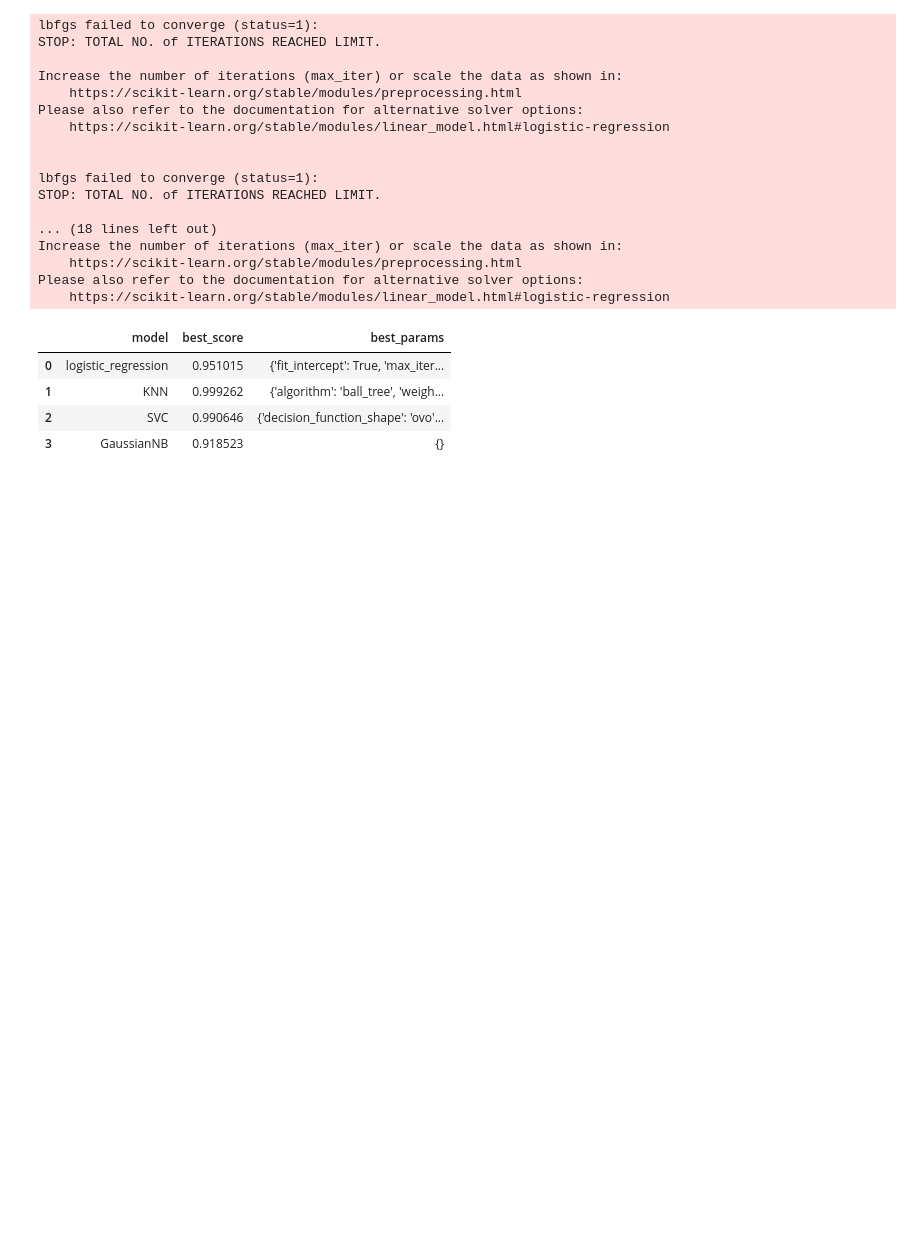
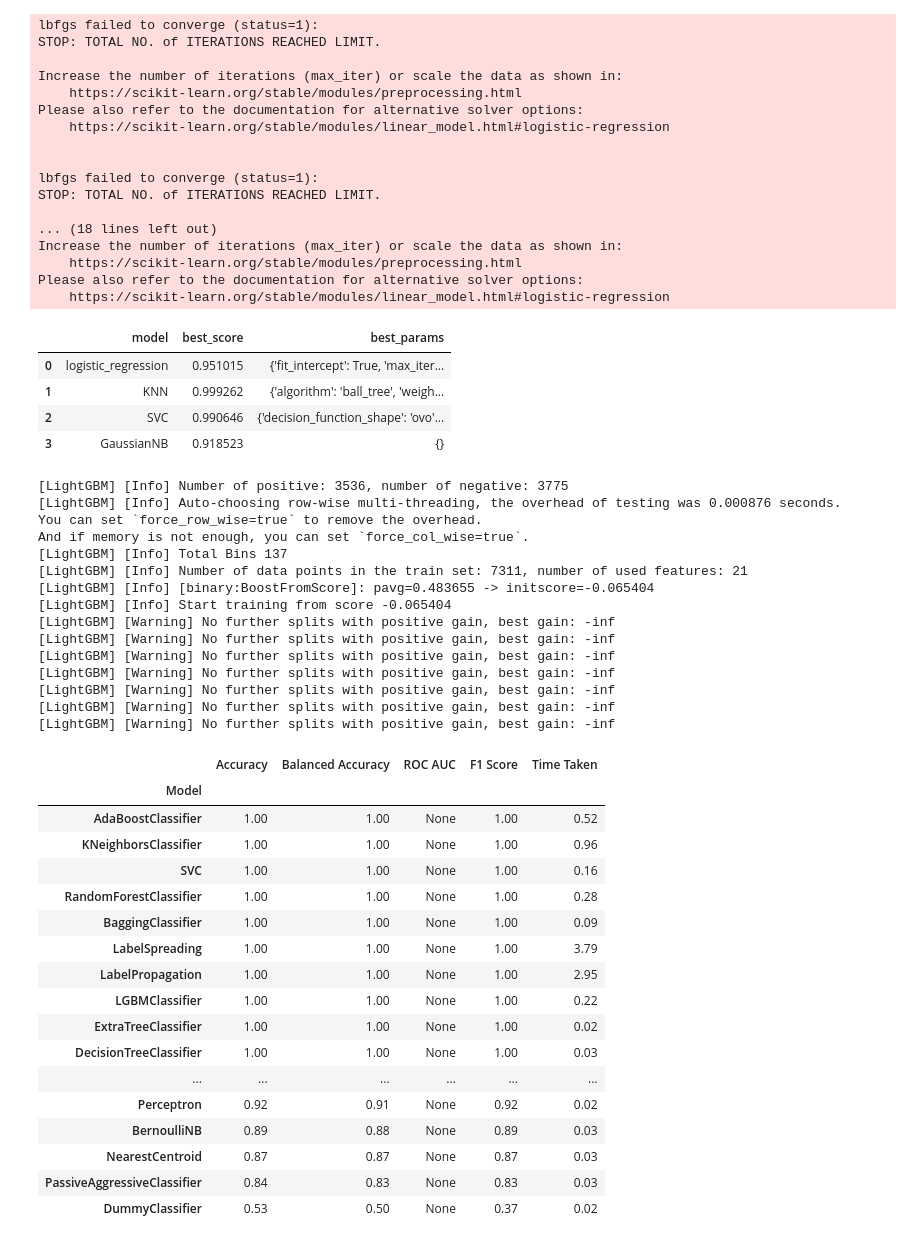
Before and after one commit to Varun988/ML_and_Datascience, a Jupyter notebook: Mushroom.ipynb, the cells around one changed output. Drawn from its saved outputs; the diff is of its cells as text; code cells hidden in the pictures; blank space fills up the shorter version.

```diff
--- a/Mushroom.ipynb
+++ b/Mushroom.ipynb
@@ -377,3 +383,46 @@ Please also refer to the documentation for alternative solver options:
 | 1 | KNN | 0.999262 | {'algorithm': 'ball_tree', 'weigh... |
 | 2 | SVC | 0.990646 | {'decision_function_shape': 'ovo'... |
 | 3 | GaussianNB | 0.918523 | {} |
+# %%
+from lazypredict.Supervised import LazyClassifier
+target_map = {1:'p', 0:'e'}
+# Use the pandas apply method to numerically encode our attrition target variable
+y1 = y.apply(lambda x: target_map[x])
+X_train, X_test, y_train, y_test = train_test_split(X, y1, random_state=42, test_size=0.1)
+clf = LazyClassifier(verbose=0,predictions=True)
+models,predictions = clf.fit(X_train, X_test, y_train, y_test)
+models
+# %% [output]
+[LightGBM] [Info] Number of positive: 3536, number of negative: 3775
+[LightGBM] [Info] Auto-choosing row-wise multi-threading, the overhead of testing was 0.000876 seconds.
+You can set `force_row_wise=true` to remove the overhead.
+And if memory is not enough, you can set `force_col_wise=true`.
+[LightGBM] [Info] Total Bins 137
+[LightGBM] [Info] Number of data points in the train set: 7311, number of used features: 21
+[LightGBM] [Info] [binary:BoostFromScore]: pavg=0.483655 -> initscore=-0.065404
+[LightGBM] [Info] Start training from score -0.065404
+[LightGBM] [Warning] No further splits with positive gain, best gain: -inf
+[LightGBM] [Warning] No further splits with positive gain, best gain: -inf
+[LightGBM] [Warning] No further splits with positive gain, best gain: -inf
+[LightGBM] [Warning] No further splits with positive gain, best gain: -inf
+[LightGBM] [Warning] No further splits with positive gain, best gain: -inf
+[LightGBM] [Warning] No further splits with positive gain, best gain: -inf
+[LightGBM] [Warning] No further splits with positive gain, best gain: -inf
+|  | Accuracy | Balanced Accuracy | ROC AUC | F1 Score | Time Taken |
+| Model |  |  |  |  |  |
+| AdaBoostClassifier | 1.00 | 1.00 | None | 1.00 | 0.52 |
+| KNeighborsClassifier | 1.00 | 1.00 | None | 1.00 | 0.96 |
+| SVC | 1.00 | 1.00 | None | 1.00 | 0.16 |
+| RandomForestClassifier | 1.00 | 1.00 | None | 1.00 | 0.28 |
+| BaggingClassifier | 1.00 | 1.00 | None | 1.00 | 0.09 |
+| LabelSpreading | 1.00 | 1.00 | None | 1.00 | 3.79 |
+| LabelPropagation | 1.00 | 1.00 | None | 1.00 | 2.95 |
+| LGBMClassifier | 1.00 | 1.00 | None | 1.00 | 0.22 |
+| ExtraTreeClassifier | 1.00 | 1.00 | None | 1.00 | 0.02 |
+| DecisionTreeClassifier | 1.00 | 1.00 | None | 1.00 | 0.03 |
+| ... | ... | ... | ... | ... | ... |
+| Perceptron | 0.92 | 0.91 | None | 0.92 | 0.02 |
+| BernoulliNB | 0.89 | 0.88 | None | 0.89 | 0.03 |
+| NearestCentroid | 0.87 | 0.87 | None | 0.87 | 0.03 |
+| PassiveAggressiveClassifier | 0.84 | 0.83 | None | 0.83 | 0.03 |
+| DummyClassifier | 0.53 | 0.50 | None | 0.37 | 0.02 |
```
Also changed, not shown: parts of 7 cells of this notebook.
